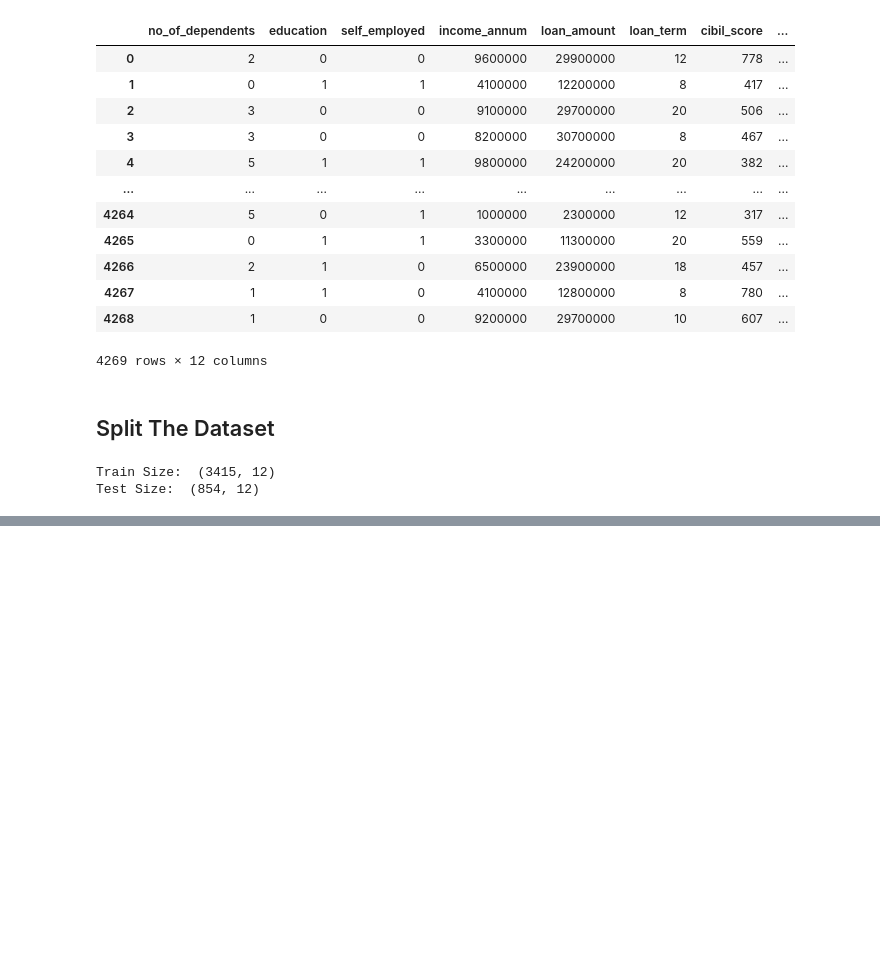
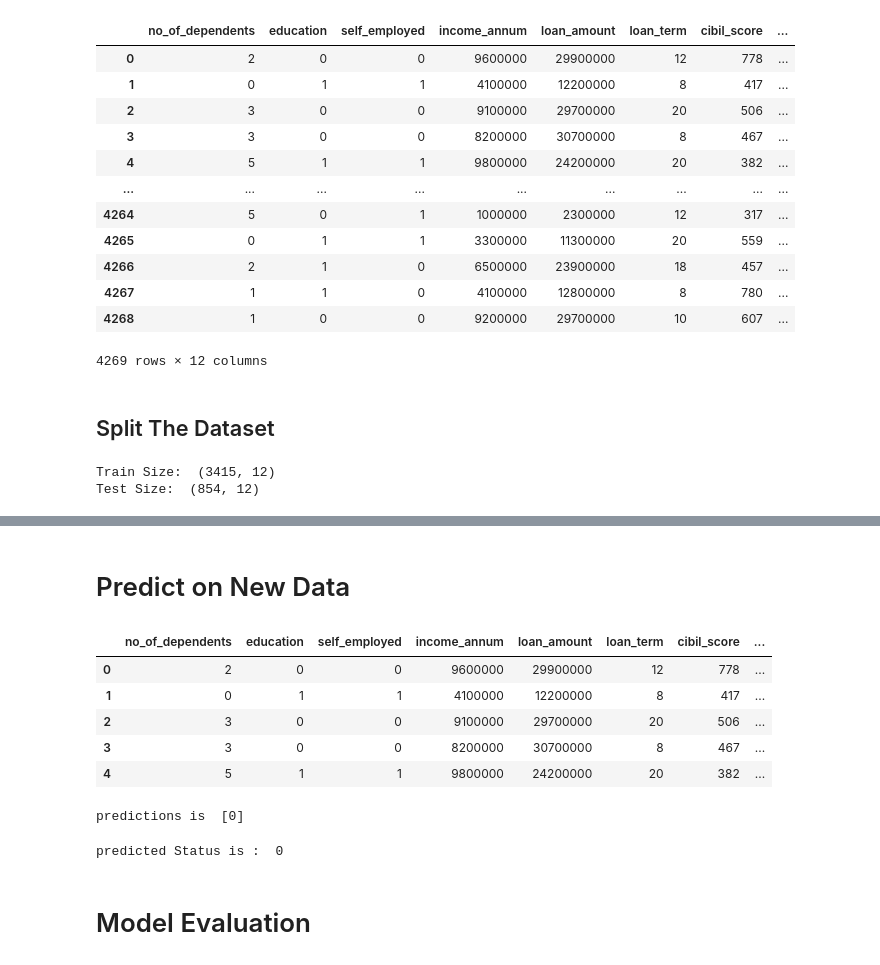
Before and after one commit to itsluckysharma01/Loan_Approval_Prediction-Decision_Tree_and_Random_Forest, a Jupyter notebook: Loan_Approval_Prediction-Decesion_Tree_and-Random_Forest.ipynb, the cells around one changed output, grey strips where cells are left out. Drawn from its saved outputs; the diff is of its cells as text; code cells hidden in the pictures; blank space fills up the shorter version.

```diff
--- a/Loan_Approval_Prediction-Decesion_Tree_and-Random_Forest.ipynb
+++ b/Loan_Approval_Prediction-Decesion_Tree_and-Random_Forest.ipynb
@@ -180,0 +241,24 @@ Test Size:  (854, 12)
+# %% [markdown]
+# Predict on New Data
+# %%
+df.head()
+# %% [output]
+|  | no_of_dependents | education | self_employed | income_annum | loan_amount | loan_term | cibil_score | ... |
+| 0 | 2 | 0 | 0 | 9600000 | 29900000 | 12 | 778 | ... |
+| 1 | 0 | 1 | 1 | 4100000 | 12200000 | 8 | 417 | ... |
+| 2 | 3 | 0 | 0 | 9100000 | 29700000 | 20 | 506 | ... |
+| 3 | 3 | 0 | 0 | 8200000 | 30700000 | 8 | 467 | ... |
+| 4 | 5 | 1 | 1 | 9800000 | 24200000 | 20 | 382 | ... |
+# %%
+predictions = model.predict([[2,0,0,9600000,29900000,12,778,2400000,17600000,22700000,8000000]])
+print("predictions is ", predictions) # 1 means approved and 0 means not approved
+# %% [output]
+predictions is  [0]
+# %%
+predictions = model.predict([[2,0,0,9600000,29900000,12,778,2400000,17600000,22700000,8000000]])
+predicted_status = le_loan_status.inverse_transform(predictions)  # Inverse transform to get original species name
+print("predicted Status is : ", predicted_status[0])
+# %% [output]
+predicted Status is :  0
+# %% [markdown]
+# Model Evaluation
```
Also changed, not shown: parts of 16 cells of this notebook, 2 other files.
